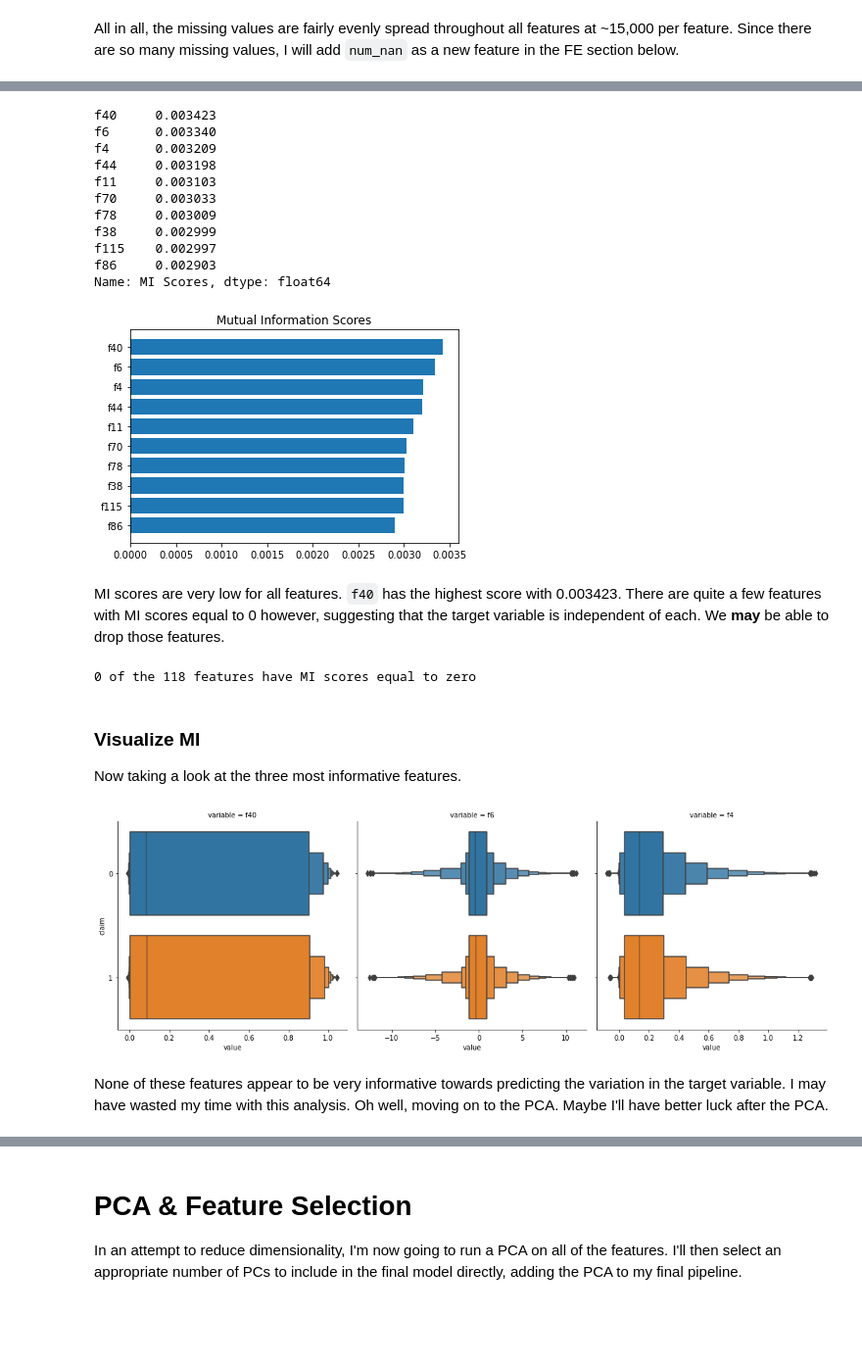
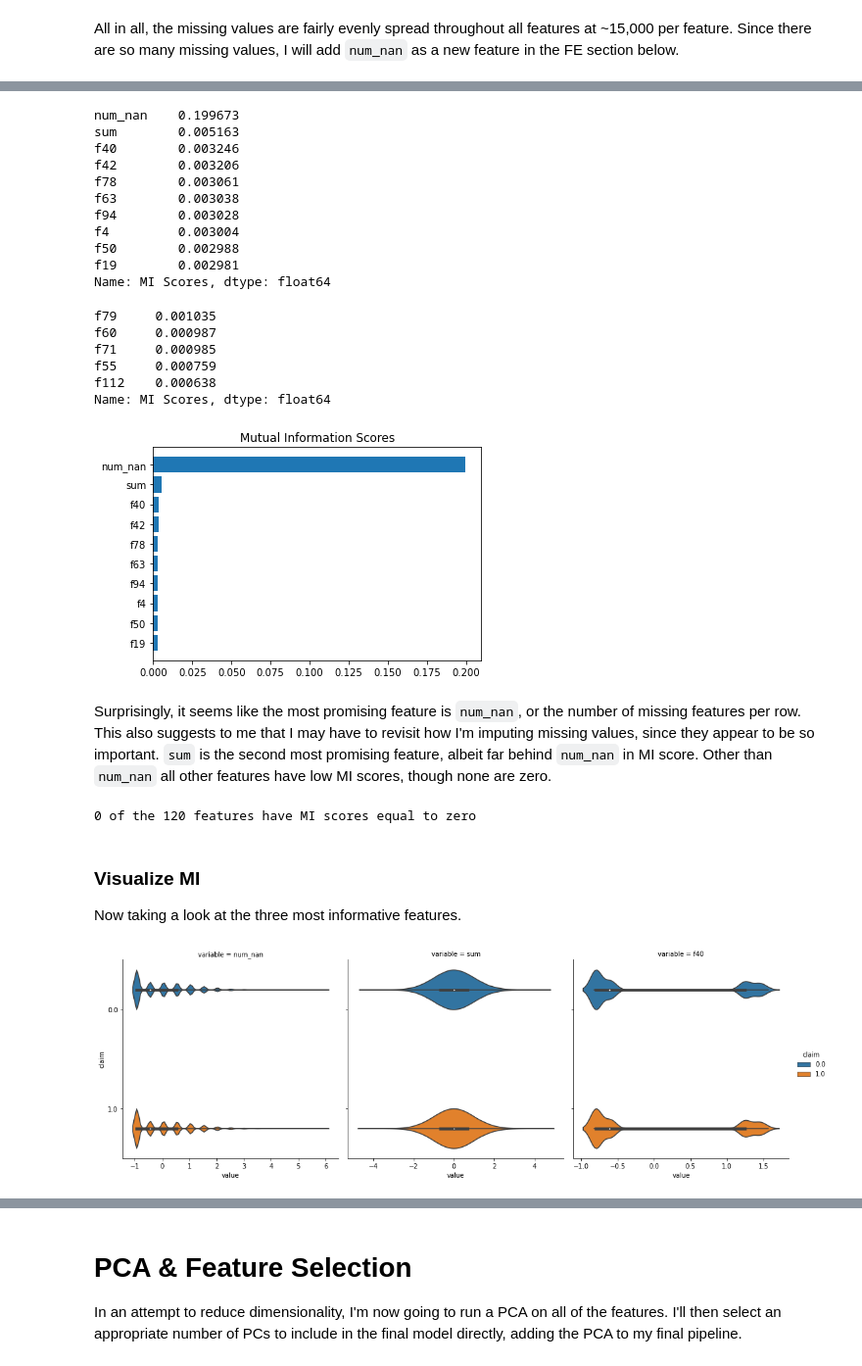
Before and after one commit to mcnewcp/kaggle-tabular-playground-series-sep21, a Jupyter notebook: kaggle-tab-playground-2021-09_FE+XGB.ipynb, the cells around one changed output, grey strips where cells are left out. Shown: that part at 98% size. Cells and saved outputs as stored; diff of their text form; code cells hidden in the pictures; blank space fills up the shorter version.

```diff
--- a/kaggle-tab-playground-2021-09_FE+XGB.ipynb
+++ b/kaggle-tab-playground-2021-09_FE+XGB.ipynb
@@ -80,6 +80,7 @@ In a separate notebook, I've investigated the features using Mutual Information
 These will be built into the preprocessing pipeline with a custom class so that I can tune their selection like a hyperparameter.
 # %%
 from sklearn.base import BaseEstimator, TransformerMixin
+from sklearn.preprocessing import StandardScaler
 
 class CombinedAttributesAdder(BaseEstimator, TransformerMixin):
     #one hyperparameter per new feature
@@ -91,8 +92,10 @@ class CombinedAttributesAdder(BaseEstimator, TransformerMixin):
     def transform(self, X):
         #generate additional features
         if self.add_sum:
+            std_scaler = StandardScaler()
             sum_col = X.copy()
             sum_col[np.isnan(sum_col)] = 0
+            sum_col = std_scaler.fit_transform(sum_col)
             sum_col = sum_col.sum(axis=1)
             X = np.c_[X, sum_col]
         if self.add_num_nan:
@@ -171,11 +107,11 @@ from sklearn.pipeline import Pipeline
 from sklearn.impute import SimpleImputer
 from sklearn.preprocessing import StandardScaler
 
+add_num_nan = True
+add_sum = True
+
 prep_pipeline = Pipeline([
+    ('attr_adder', CombinedAttributesAdder(add_num_nan=add_num_nan, add_sum=add_sum)),
     ('imputer', SimpleImputer(strategy="median")),
     ('std_scaler', StandardScaler())
 ])
-
-y_init_mi = train.claim
-X_init_mi = prep_pipeline.fit_transform(train.drop(['id', 'claim'], axis=1))
-X_init_mi = pd.DataFrame(X_init_mi, columns=train.drop(['id', 'claim'], axis=1).columns)
@@ -181,0 +120,18 @@ X_init_mi = pd.DataFrame(X_init_mi, columns=train.drop(['id', 'claim'], axis=1).
+# %%
+from sklearn.model_selection import train_test_split
+train_set, valid_set = train_test_split(train, test_size=0.1)
+
+X_train_prep = train_set.drop(['id', 'claim'], axis=1)
+y_train = train_set.claim
+
+#keep track of feature names
+X_features = X_train_prep.columns.values.tolist()
+if add_sum:
+    X_features += ['sum']
+if add_num_nan:
+    X_features += ['num_nan']
+
+#preprocess
+X_train_prep = prep_pipeline.fit_transform(X_train_prep)
+#convert to dataframe
+X_train_prep = pd.DataFrame(X_train_prep, columns=X_features)
@@ -191,17 +160,28 @@ mi_scores = make_mi_scores(X_init_mi, y_init_mi)
+# %%
+mi_scores = make_mi_scores(X_train_prep, y_train)
 # %%
 mi_scores.head(10)
 # %% [output]
-f40     0.003423
-f6      0.003340
-f4      0.003209
-f44     0.003198
-f11     0.003103
-f70     0.003033
-f78     0.003009
-f38     0.002999
-f115    0.002997
-f86     0.002903
+num_nan    0.199673
+sum        0.005163
+f40        0.003246
+f42        0.003206
+f78        0.003061
+f63        0.003038
+f94        0.003028
+f4         0.003004
+f50        0.002988
+f19        0.002981
 Name: MI Scores, dtype: float64
+# %%
+mi_scores.tail(5)
+# %% [output]
+f79     0.001035
+f60     0.000987
+f71     0.000985
+f55     0.000759
+f112    0.000638
+Name: MI Scores, dtype: float64
 # %%
 import matplotlib.pyplot as plt
 import seaborn as sns
@@ -215,25 +195,25 @@ def plot_mi_scores(scores):
 
 plot_mi_scores(mi_scores.head(10))
 # %% [output]
-[figure, old version]
+[figure, new version]
-# %% [markdown]
-MI scores are very low for all features.  `f40` has the highest score with 0.003423.  There are quite a few features with MI scores equal to 0 however, suggesting that the target variable is independent of each.  We **may** be able to drop those features.
+# %% [markdown]
+Surprisingly, it seems like the most promising feature is `num_nan`, or the number of missing features per row.  This also suggests to me that I may have to revisit how I'm imputing missing values, since they appear to be so important.  `sum` is the second most promising feature, albeit far behind `num_nan` in MI score.  Other than `num_nan` all other features have low MI scores, though none are zero.
 # %%
 zero_mi_scores = mi_scores[mi_scores == 0]
 zero_mi_scores.shape
 print(zero_mi_scores.shape[0], "of the", mi_scores.shape[0], "features have MI scores equal to zero")
 # %% [output]
-0 of the 118 features have MI scores equal to zero
+0 of the 120 features have MI scores equal to zero
 # %% [markdown]
 ### Visualize MI
 
 Now taking a look at the three most informative features.
 # %%
-features = mi_scores.iloc[:3].index.values.tolist()
-plot_df = train.melt(id_vars='claim', value_vars=features)
+best_mi_features = mi_scores.iloc[:3].index.values.tolist()
+plot_df = X_train_prep.copy()
+plot_df['claim'] = y_train
+plot_df = plot_df.melt(id_vars='claim', value_vars=best_mi_features)
 plot_df['claim'] = plot_df.claim.astype('category')
-sns.catplot(x="value", y="claim", col="variable", data=plot_df, kind="boxen", sharex=False);
+sns.catplot(x="value", y="claim", col="variable", data=plot_df, hue="claim", kind="violin", sharex=False);
 # %% [output]
-[figure, old version]
+[figure, new version]
-# %% [markdown]
-None of these features appear to be very informative towards predicting the variation in the target variable.  I may have wasted my time with this analysis.  Oh well, moving on to the PCA.  Maybe I'll have better luck after the PCA.
```
Also changed, not shown: parts of 26 cells of this notebook.
